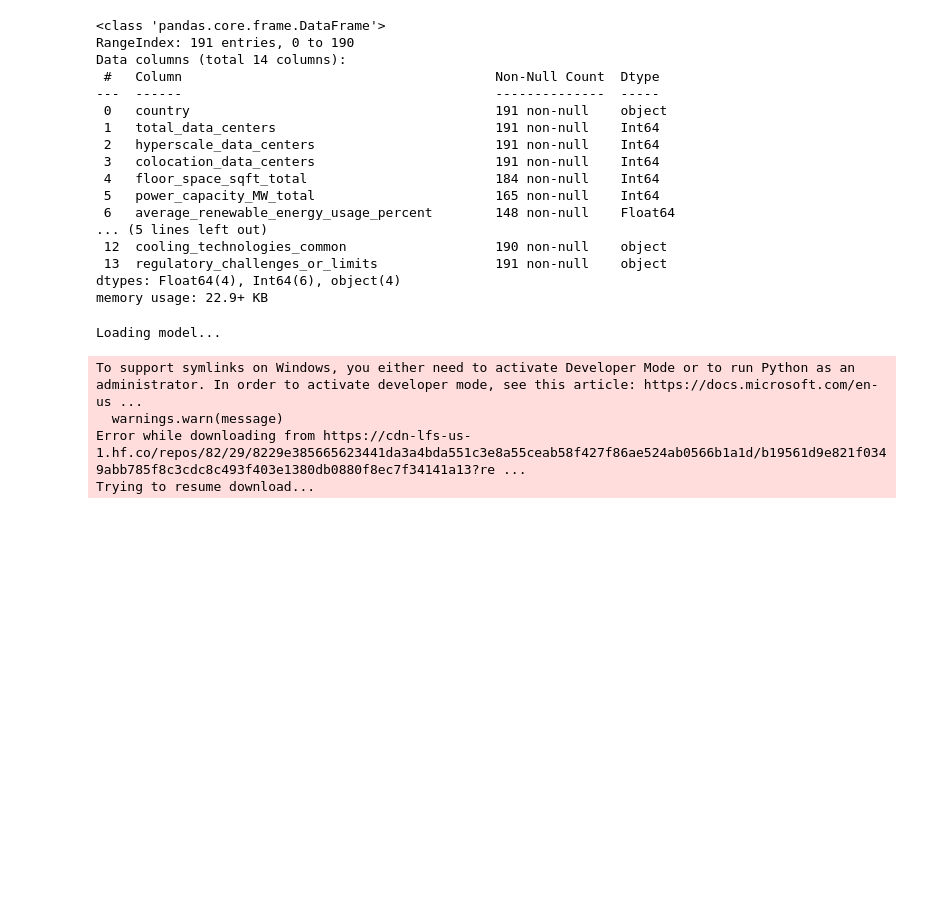
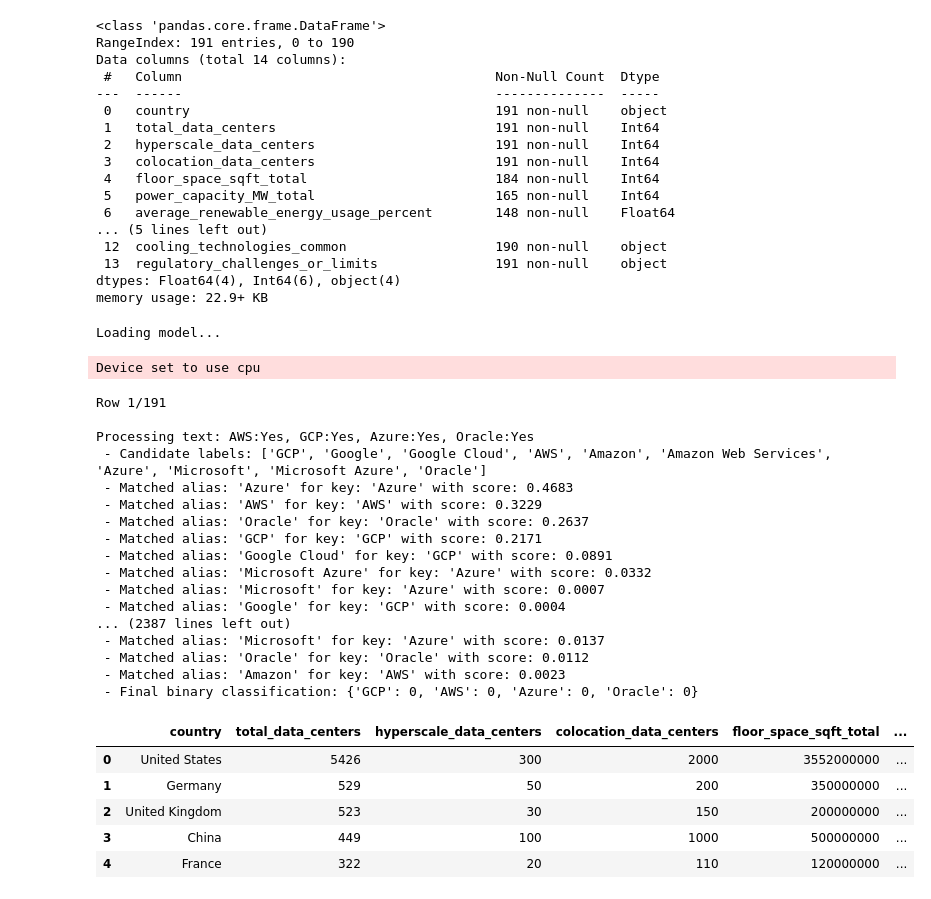
Before and after one commit to JYNgithub/Data-Center-Dashboard, a Jupyter notebook: cleaning.ipynb, the cells around one changed output. Saved outputs shown, nothing was run; the diff lists cells and outputs as text; code cells hidden in the pictures; blank space fills up the shorter version.

Commit message:
cleaned data

```diff
--- a/cleaning.ipynb
+++ b/cleaning.ipynb
@@ -71,16 +70,15 @@ memory usage: 22.9+ KB
 # %%
 # Load model and tokenizer
 print("Loading model...")
-model = GLiClassModel.from_pretrained("knowledgator/gliclass-modern-base-v2.0-init")
-tokenizer = AutoTokenizer.from_pretrained("knowledgator/gliclass-modern-base-v2.0-init", add_prefix_space=True)
+model = AutoModelForSequenceClassification.from_pretrained("ModernBERT-large-zeroshot-v2.0", trust_remote_code=True)
+tokenizer = AutoTokenizer.from_pretrained("ModernBERT-large-zeroshot-v2.0", trust_remote_code=True)
 
-# Initialize GLiClass zero-shot classification pipeline
-print("Loading classifier pipeline...")
-classifier = ZeroShotClassificationPipeline(
+classifier = pipeline(
+    "zero-shot-classification",
     model=model,
     tokenizer=tokenizer,
-    classification_type='multi-label',  # important for binary-style output
-    device='cuda:0'  # or 'cpu' if no GPU
+    device=0,
+    multi_label=True
 )
 
 # Define your alias map
@@ -92,44 +90,73 @@ alias_map = {
 }
 
 # Classification function with logging
-def classify_with_aliases(text, alias_map, threshold=0.5):
+def classify_with_aliases(text, alias_map, threshold=0.2, row_num=None, total_rows=None):
+    if row_num is not None and total_rows is not None:  # print row progress
+        print(f"Row {row_num}/{total_rows}")  # new line
     print(f"\nProcessing text: {text}")
 
     if not isinstance(text, str) or not text.strip():
         print(" - Skipped: Empty or invalid input")
         return {k: 0 for k in alias_map}
 
     # Flatten all aliases
     all_aliases = [alias for aliases in alias_map.values() for alias in aliases]
     print(f" - Candidate labels: {all_aliases}")
 
-    # Run classification using GLiClass pipeline
+    # Run classification using pipeline
     result = classifier(text, all_aliases)
 
     # Initialize score dict
     label_scores = {key: 0 for key in alias_map}
 
     # Assign scores based on best match per group
     for alias, score in zip(result["labels"], result["scores"]):
         for key, aliases in alias_map.items():
             if alias in aliases:
                 print(f" - Matched alias: '{alias}' for key: '{key}' with score: {score:.4f}")
                 label_scores[key] = max(label_scores[key], score)
 
     # Convert to binary using threshold
     binary_result = {k: int(v > threshold) for k, v in label_scores.items()}
     print(f" - Final binary classification: {binary_result}")
     return binary_result
 
-binary_results = df['Cloud_provider'].apply(lambda x: classify_with_aliases(x, alias_map))
-binary_df = pd.DataFrame(binary_results.tolist())
-df = pd.concat([df, binary_df], axis=1)
+# New section: apply classification with progress tracking
+results = []  # new line
+total_rows = len(df)  # new line
+for idx, val in enumerate(df['cloud_provider'], 1):  # new line
+    result = classify_with_aliases(val, alias_map, row_num=idx, total_rows=total_rows)  # new line
+    results.append(result)  # new line
+
+# Convert classification results into separate columns
+binary_df = pd.DataFrame(results)  # new line
+df = pd.concat([df, binary_df], axis=1)  # new line
 
 # Preview results
 df.head(5)
 # %% [output]
 Loading model...
-To support symlinks on Windows, you either need to activate Developer Mode or to run Python as an administrator. In order to activate developer mode, see this article: https://docs.microsoft.com/en-us ...
-  warnings.warn(message)
-Error while downloading from https://cdn-lfs-us-1.hf.co/repos/82/29/8229e385665623441da3a4bda551c3e8a55ceab58f427f86ae524ab0566b1a1d/b19561d9e821f0349abb785f8c3cdc8c493f403e1380db0880f8ec7f34141a13?re ...
-Trying to resume download...
+Device set to use cpu
+Row 1/191
+
+Processing text: AWS:Yes, GCP:Yes, Azure:Yes, Oracle:Yes
+ - Candidate labels: ['GCP', 'Google', 'Google Cloud', 'AWS', 'Amazon', 'Amazon Web Services', 'Azure', 'Microsoft', 'Microsoft Azure', 'Oracle']
+ - Matched alias: 'Azure' for key: 'Azure' with score: 0.4683
+ - Matched alias: 'AWS' for key: 'AWS' with score: 0.3229
+ - Matched alias: 'Oracle' for key: 'Oracle' with score: 0.2637
+ - Matched alias: 'GCP' for key: 'GCP' with score: 0.2171
+ - Matched alias: 'Google Cloud' for key: 'GCP' with score: 0.0891
+ - Matched alias: 'Microsoft Azure' for key: 'Azure' with score: 0.0332
+ - Matched alias: 'Microsoft' for key: 'Azure' with score: 0.0007
+ - Matched alias: 'Google' for key: 'GCP' with score: 0.0004
+... (2387 lines left out)
+ - Matched alias: 'Microsoft' for key: 'Azure' with score: 0.0137
+ - Matched alias: 'Oracle' for key: 'Oracle' with score: 0.0112
+ - Matched alias: 'Amazon' for key: 'AWS' with score: 0.0023
+ - Final binary classification: {'GCP': 0, 'AWS': 0, 'Azure': 0, 'Oracle': 0}
+|  | country | total_data_centers | hyperscale_data_centers | colocation_data_centers | floor_space_sqft_total | ... |
+| 0 | United States | 5426 | 300 | 2000 | 3552000000 | ... |
+| 1 | Germany | 529 | 50 | 200 | 350000000 | ... |
+| 2 | United Kingdom | 523 | 30 | 150 | 200000000 | ... |
+| 3 | China | 449 | 100 | 1000 | 500000000 | ... |
+| 4 | France | 322 | 20 | 110 | 120000000 | ... |
```
Also changed, not shown: parts of 3 cells of this notebook, 3 other files.
